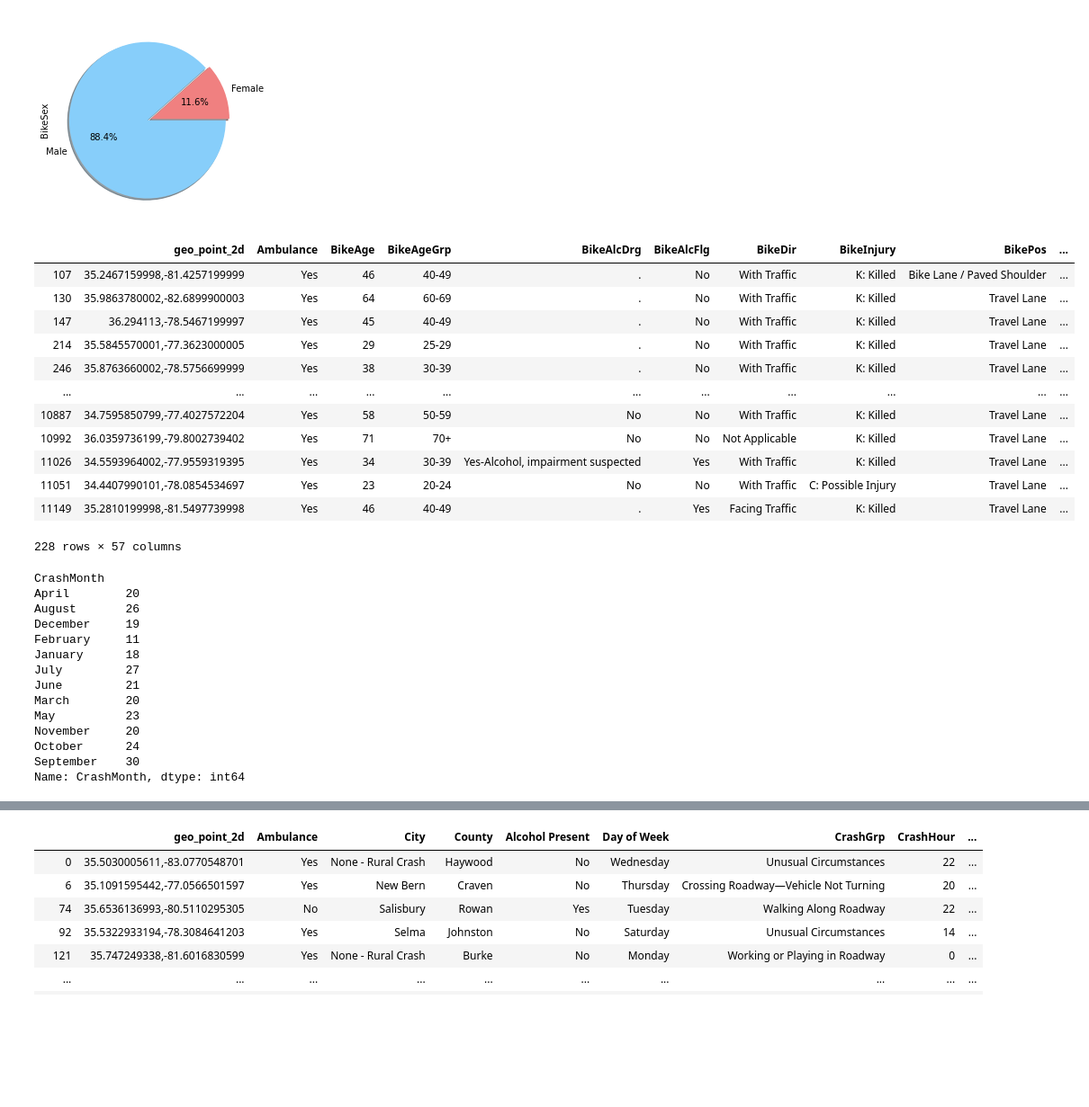
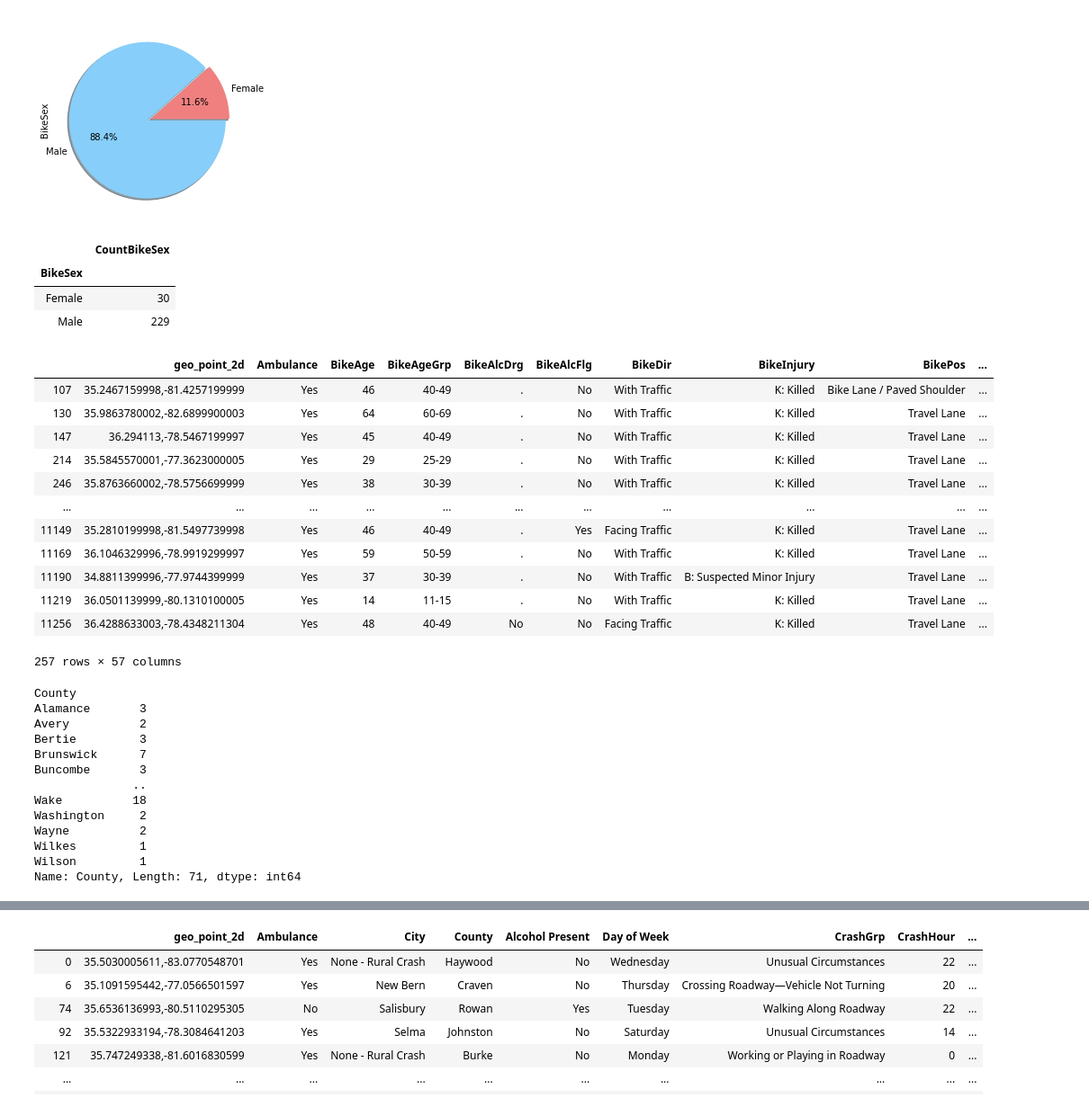
Before and after one commit to InnaG33/Safety_NC, a Jupyter notebook: safety_NC.ipynb, the cells around one changed output, grey strips where cells are left out. Shown: that part at 90% size. Cells and saved outputs as stored; diff of their text form; code cells hidden in the pictures; blank space fills up the shorter version.

```diff
--- a/safety_NC.ipynb
+++ b/safety_NC.ipynb
@@ -257,3 +257,7 @@ bicycles_df_selcols.head()
 | 3 | 35.7327359204,-78.78055321 | Yes | 63 | 60-69 | No | C: Possible Injury | White | Male | Cary | ... |
 | 4 | 35.2090071697,-80.8227561396 | No | 14 | 11-15 | No | C: Possible Injury | Black | Male | Charlotte | ... |
 5 rows × 35 columns
+# %%
+geo_points = bicycles_df_selcols["geo_point_2d"].str.split(",", n = 1, expand = True)
+geo_points = geo_points.rename(columns={0:"Lat", 1:"Lng"})
+geo_points
@@ -259,0 +278,4 @@ bicycles_df_selcols.head()
+# %%
+bicycles_df_selcols.loc[:, 'Lat'] = geo_points[["Lat"]]
+bicycles_df_selcols.loc[:, 'Lng'] = geo_points[["Lng"]]
+bicycles_df_selcols.head()
@@ -481,5 +573,5 @@ count_severity_peds.plot(kind='pie', colors=colors, explode=explode, autopct='%1
 # %%
-severity_group_bkilled = bicycles_df.loc[(bicycles_df['CrashSevr'] == 'K: Killed')]
+severity_group_bkilled = bicycles_df.loc[(bicycles_df_selcols['CrashSevr'] == 'K: Killed')]
 severity_group_bkilled.head()
 # %% [output]
 |  | geo_point_2d | Ambulance | BikeAge | BikeAgeGrp | BikeAlcDrg | BikeAlcFlg | BikeDir | BikeInjury | BikePos | ... |
@@ -686,3 +814,12 @@ count_bkilled_fm.plot(kind='pie', colors=colors, explode=explode, autopct='%1.1f
 # %% [output]
 <matplotlib.axes._subplots.AxesSubplot at 0x...>
 [figure]
+# %%
+count_bkilled_sex = pd.DataFrame(count_bkilled_fm)
+count_bkilled_sex = count_bkilled_sex.rename(columns={'BikeSex':'CountBikeSex'})
+count_bkilled_sex
+# %% [output]
+|  | CountBikeSex |
+| BikeSex |  |
+| Female | 30 |
+| Male | 229 |
@@ -689,36 +828,35 @@ count_bkilled_fm.plot(kind='pie', colors=colors, explode=explode, autopct='%1.1f
 # %%
-severity_group_bkilled_month = severity_group_bkilled.groupby(['CrashMonth'])
-severity_group_bkilled_month.head(20)
+severity_group_bkilled_county = severity_group_bkilled.groupby(['County'])
+severity_group_bkilled_county.head(20)
 # %% [output]
 |  | geo_point_2d | Ambulance | BikeAge | BikeAgeGrp | BikeAlcDrg | BikeAlcFlg | BikeDir | BikeInjury | BikePos | ... |
 | 107 | 35.2467159998,-81.4257199999 | Yes | 46 | 40-49 | . | No | With Traffic | K: Killed | Bike Lane / Paved Shoulder | ... |
 | 130 | 35.9863780002,-82.6899900003 | Yes | 64 | 60-69 | . | No | With Traffic | K: Killed | Travel Lane | ... |
 | 147 | 36.294113,-78.5467199997 | Yes | 45 | 40-49 | . | No | With Traffic | K: Killed | Travel Lane | ... |
 | 214 | 35.5845570001,-77.3623000005 | Yes | 29 | 25-29 | . | No | With Traffic | K: Killed | Travel Lane | ... |
 | 246 | 35.8763660002,-78.5756699999 | Yes | 38 | 30-39 | . | No | With Traffic | K: Killed | Travel Lane | ... |
 | ... | ... | ... | ... | ... | ... | ... | ... | ... | ... | ... |
-| 10887 | 34.7595850799,-77.4027572204 | Yes | 58 | 50-59 | No | No | With Traffic | K: Killed | Travel Lane | ... |
-| 10992 | 36.0359736199,-79.8002739402 | Yes | 71 | 70+ | No | No | Not Applicable | K: Killed | Travel Lane | ... |
-| 11026 | 34.5593964002,-77.9559319395 | Yes | 34 | 30-39 | Yes-Alcohol, impairment suspected | Yes | With Traffic | K: Killed | Travel Lane | ... |
-| 11051 | 34.4407990101,-78.0854534697 | Yes | 23 | 20-24 | No | No | With Traffic | C: Possible Injury | Travel Lane | ... |
 | 11149 | 35.2810199998,-81.5497739998 | Yes | 46 | 40-49 | . | Yes | Facing Traffic | K: Killed | Travel Lane | ... |
+| 11169 | 36.1046329996,-78.9919299997 | Yes | 59 | 50-59 | . | No | With Traffic | K: Killed | Travel Lane | ... |
+| 11190 | 34.8811399996,-77.9744399999 | Yes | 37 | 30-39 | . | No | With Traffic | B: Suspected Minor Injury | Travel Lane | ... |
+| 11219 | 36.0501139999,-80.1310100005 | Yes | 14 | 11-15 | . | No | With Traffic | K: Killed | Travel Lane | ... |
+| 11256 | 36.4288633003,-78.4348211304 | Yes | 48 | 40-49 | No | No | Facing Traffic | K: Killed | Travel Lane | ... |
-228 rows × 57 columns
+257 rows × 57 columns
-# %%
-count_bkilled_month = severity_group_bkilled_month['CrashMonth'].count()
-count_bkilled_month
-# %% [output]
-CrashMonth
-April        20
-August       26
-December     19
-February     11
-January      18
-July         27
-June         21
-March        20
-May          23
-November     20
-October      24
-September    30
-Name: CrashMonth, dtype: int64
+# %%
+count_bkilled_county = severity_group_bkilled_county['County'].count()
+count_bkilled_county
+# %% [output]
+County
+Alamance       3
+Avery          2
+Bertie         3
+Brunswick      7
+Buncombe       3
+              ..
+Wake          18
+Washington     2
+Wayne          2
+Wilkes         1
+Wilson         1
+Name: County, Length: 71, dtype: int64
 # %%
```
Also changed, not shown: parts of 22 cells of this notebook, 41 other files.
